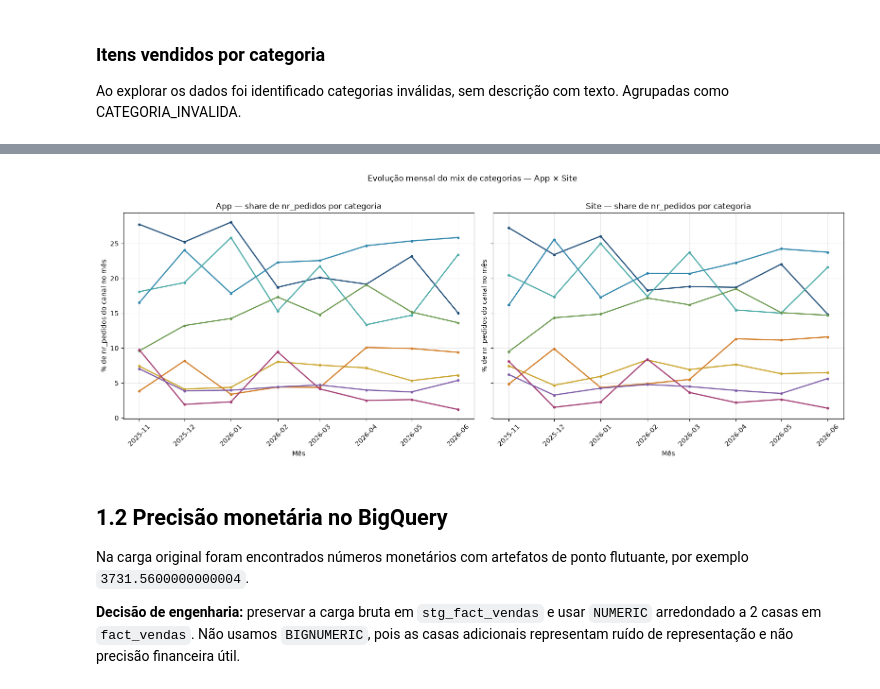
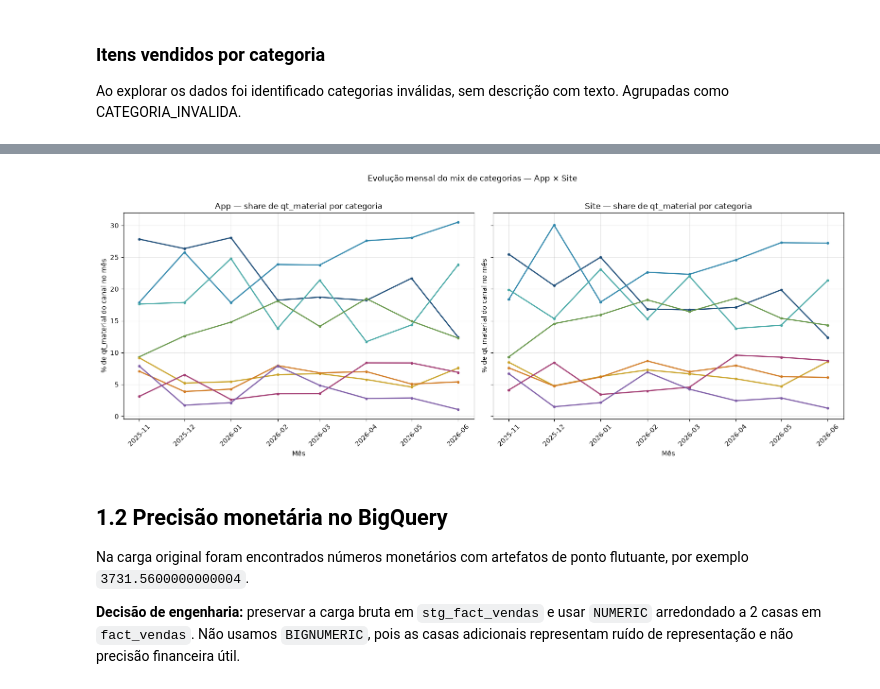
Before and after one commit to guisoares10/Projeto-GB, a Jupyter notebook: notebooks/01_eda_data_quality.ipynb, the cells around one changed output, grey strips where cells are left out. Saved outputs shown, nothing was run; the diff lists cells and outputs as text; code cells hidden in the pictures.

```diff
--- a/notebooks/01_eda_data_quality.ipynb
+++ b/notebooks/01_eda_data_quality.ipynb
@@ -228,23 +228,29 @@ SELECT
 
   -- share sobre o total da base (inclui a inválida)
   SAFE_DIVIDE(
-    SUM(nr_pedidos),
-    SUM(SUM(nr_pedidos)) OVER ()
-  ) AS share_nr_pedidos,
+    SUM(qt_material),
+    SUM(SUM(qt_material)) OVER ()
+  ) AS share_qt_material,
 
   -- share só entre as categorias válidas (NULL para a inválida)
   IF(
     des_categoria_material = 'CATEGORIA_INVALIDA',
     NULL,
     SAFE_DIVIDE(
-      SUM(nr_pedidos),
-      SUM(IF(des_categoria_material != 'CATEGORIA_INVALIDA', SUM(nr_pedidos), 0)) OVER ()
+      SUM(qt_material),
+      SUM(IF(des_categoria_material != 'CATEGORIA_INVALIDA', SUM(qt_material), 0)) OVER ()
     )
-  ) AS share_nr_pedidos_validos
+  ) AS share_qt_material_validos,
+
+  -- apoio: share de pedidos sobre o total
+  SAFE_DIVIDE(
+    SUM(nr_pedidos),
+    SUM(SUM(nr_pedidos)) OVER ()
+  ) AS share_nr_pedidos
 
 FROM base
 GROUP BY 1
-ORDER BY nr_pedidos DESC
+ORDER BY qt_material DESC
 """
 
 items_by_category = run_bq(
@@ -255,14 +261,14 @@ items_by_category = run_bq(
 display(items_by_category)
 
 fig, ax = plt.subplots(figsize=(10, 5))
-ordered = items_by_category.sort_values("share_nr_pedidos")
+ordered = items_by_category.sort_values("share_qt_material")
 barras = ax.barh(
     ordered["des_categoria_material"],
-    ordered["share_nr_pedidos"] * 100,
+    ordered["share_qt_material"] * 100,
 )
 ax.bar_label(barras, fmt="%.1f%%", fontsize=8, padding=2)
-ax.set_title("Share de nr_pedidos por categoria (todas as categorias)")
-ax.set_xlabel("% de nr_pedidos")
+ax.set_title("Share de qt_material por categoria (todas as categorias)")
+ax.set_xlabel("% de qt_material")
 ax.set_ylabel("des_categoria_material")
 fig.tight_layout()
 plt.show()
@@ -348,7 +354,7 @@ display(category_channel_month.head(20))
 # %%
 categorias = (
     category_channel_month
-    .groupby("des_categoria_material")["nr_pedidos"].sum()
+    .groupby("des_categoria_material")["qt_material"].sum()
     .sort_values(ascending=False)
     .index.tolist()
 )
@@ -357,37 +363,37 @@ paleta = [
     "#2e86ab",  # azul
     "#48a9a6",  # verde-água
     "#6a994e",  # verde-oliva
     "#c9a227",  # mostarda
     "#d17a22",  # laranja queimado
     "#a23b72",  # vinho/magenta
     "#7d5ba6",  # roxo
 ]
 cores = dict(zip(categorias, paleta))
 
 fig, axes = plt.subplots(1, 2, figsize=(16, 6), sharey=True)
 
 for ax, canal in zip(axes, ["App", "Site"]):
     share = (
         category_channel_month[category_channel_month["des_canal_venda_final_agrup"] == canal]
-        .pivot(index="mes", columns="des_categoria_material", values="share_nr_pedidos_mes_canal")
+        .pivot(index="mes", columns="des_categoria_material", values="share_qt_material_mes_canal")
         .reindex(columns=categorias)
         .sort_index()
         * 100
     )
     for categoria in categorias:
         ax.plot(share.index, share[categoria], color=cores[categoria], linewidth=1.8, marker="o", markersize=3)
 
-    ax.set_title(f"{canal} — share de nr_pedidos por categoria")
+    ax.set_title(f"{canal} — share de qt_material por categoria")
     ax.set_xlabel("Mês")
-    ax.set_ylabel("% de nr_pedidos do canal no mês")
+    ax.set_ylabel("% de qt_material do canal no mês")
     ax.tick_params(axis="x", rotation=45)
     ax.grid(alpha=0.3)
 
 fig.suptitle("Evolução mensal do mix de categorias — App × Site", y=1.02)
 fig.tight_layout()
 plt.show()
 # %% [output]
-[figure, old version]
+[figure, new version]
 # %% [markdown]
 ## 1.2 Precisão monetária no BigQuery
 
```
Also changed, not shown: parts of 25 cells of this notebook.
